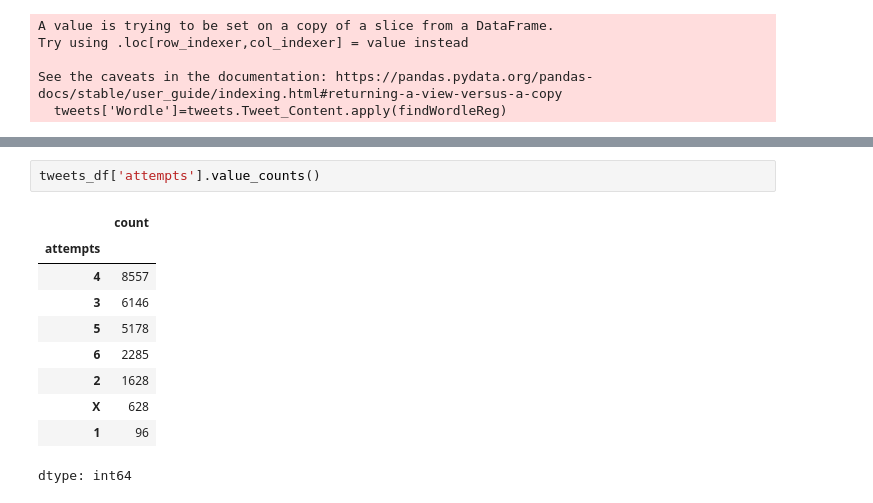
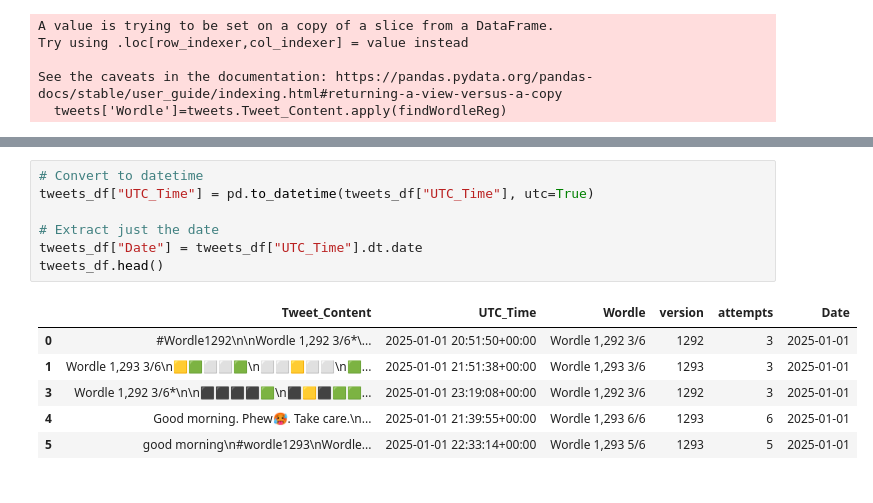
Before and after one commit to shashi3876/WordleDifficultyAnalysis, a Jupyter notebook: AnalyzeWordleUsingOctoparse.ipynb, the cells around one changed output, grey strips where cells are left out. Saved outputs shown, nothing was run; the diff lists cells and outputs as text.

```diff
--- a/AnalyzeWordleUsingOctoparse.ipynb
+++ b/AnalyzeWordleUsingOctoparse.ipynb
@@ -81,13 +54,14 @@ dtype: int64
-# %%
-tweets_df['attempts'].value_counts()
-# %% [output]
-|  | count |
-| attempts |  |
-| 4 | 8557 |
-| 3 | 6146 |
-| 5 | 5178 |
-| 6 | 2285 |
-| 2 | 1628 |
-| X | 628 |
-| 1 | 96 |
-dtype: int64
+# %%
+# Convert to datetime
+tweets_df["UTC_Time"] = pd.to_datetime(tweets_df["UTC_Time"], utc=True)
+
+# Extract just the date
+tweets_df["Date"] = tweets_df["UTC_Time"].dt.date
+tweets_df.head()
+# %% [output]
+|  | Tweet_Content | UTC_Time | Wordle | version | attempts | Date |
+| 0 | #Wordle1292\n\nWordle 1,292 3/6*\... | 2025-01-01 20:51:50+00:00 | Wordle 1,292 3/6 | 1292 | 3 | 2025-01-01 |
+| 1 | Wordle 1,293 3/6\n🟨🟩⬜⬜🟩\n⬜⬜🟨⬜⬜\n🟩... | 2025-01-01 21:51:38+00:00 | Wordle 1,293 3/6 | 1293 | 3 | 2025-01-01 |
+| 3 | Wordle 1,292 3/6*\n\n⬛⬛⬛⬛🟩\n⬛🟨⬛🟩🟩... | 2025-01-01 23:19:08+00:00 | Wordle 1,292 3/6 | 1292 | 3 | 2025-01-01 |
+| 4 | Good morning. Phew🥵. Take care.\n... | 2025-01-01 21:39:55+00:00 | Wordle 1,293 6/6 | 1293 | 6 | 2025-01-01 |
+| 5 | good morning\n#wordle1293\nWordle... | 2025-01-01 22:33:14+00:00 | Wordle 1,293 5/6 | 1293 | 5 | 2025-01-01 |
```
Also changed, not shown: parts of 7 cells of this notebook.
